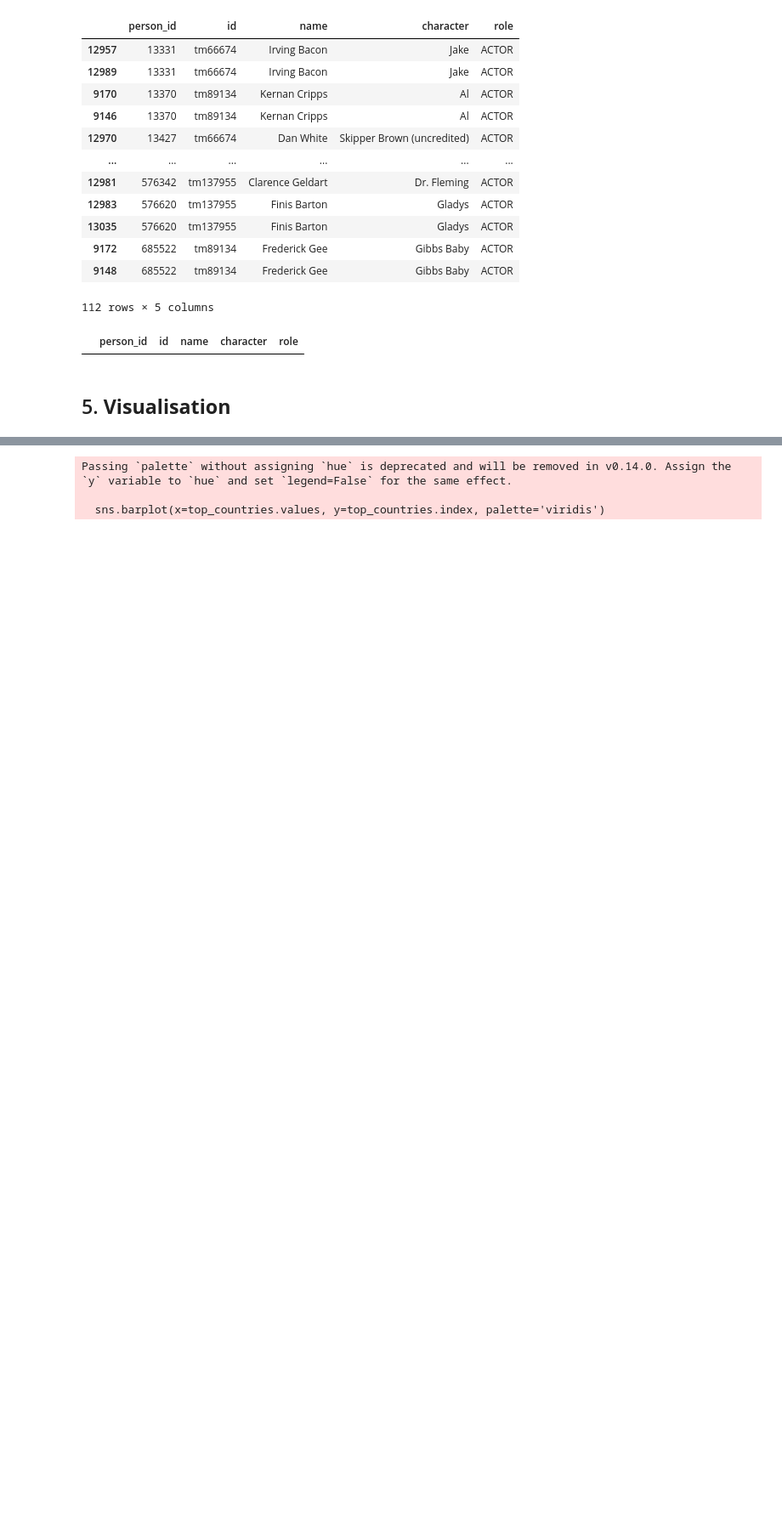
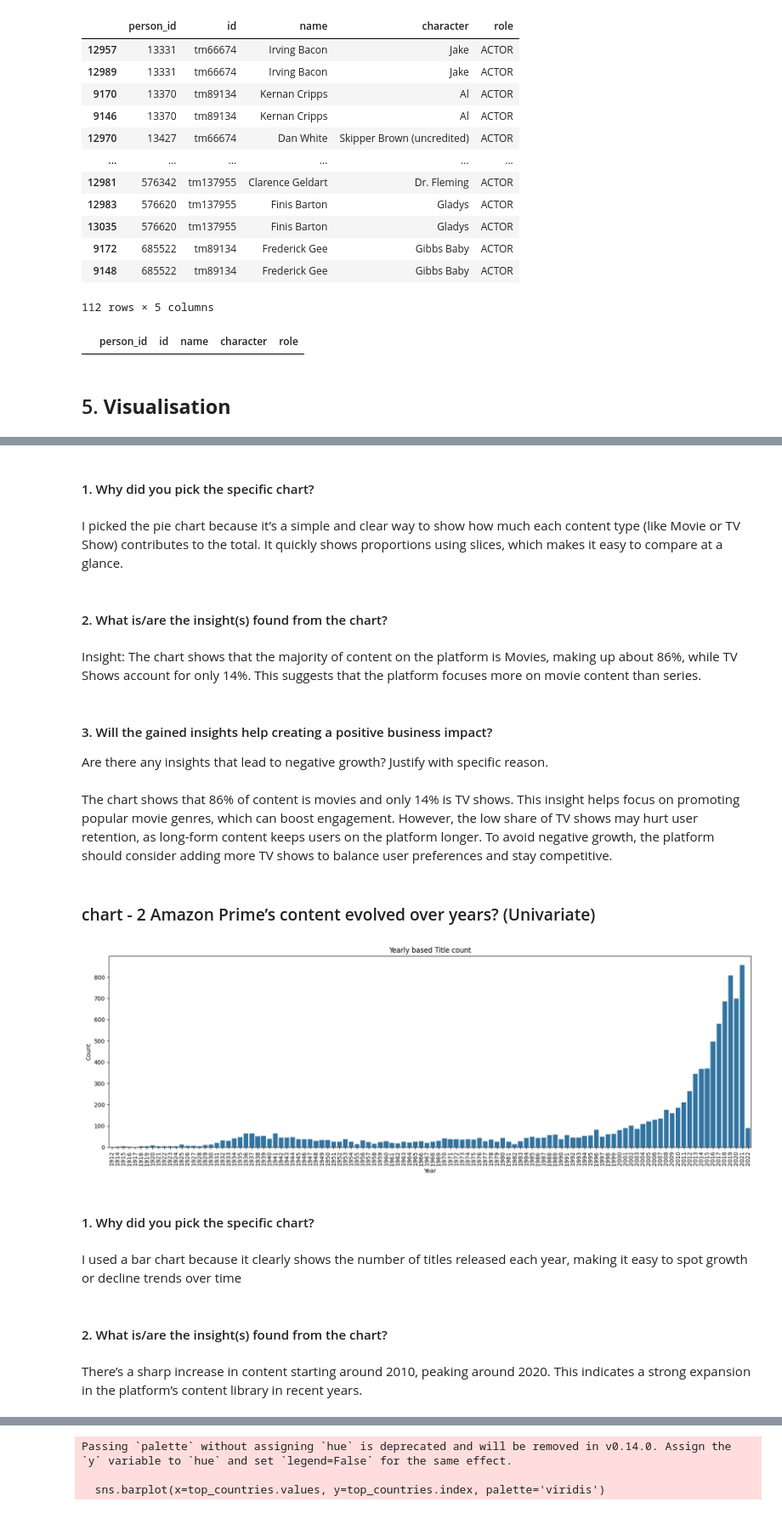
Before and after one commit to manojDOX/Amazon-EDA-Report, a Jupyter notebook: EDA_of_Amazon_Prime_Movies_&_TV_Shows.ipynb, the cells around one changed output, grey strips where cells are left out. Shown at 85% size. Saved outputs shown, nothing was run; the diff lists cells and outputs as text; code cells hidden in the pictures; blank space fills up the shorter version.

```diff
--- a/EDA_of_Amazon_Prime_Movies_&_TV_Shows.ipynb
+++ b/EDA_of_Amazon_Prime_Movies_&_TV_Shows.ipynb
@@ -603,0 +620,36 @@ data_credits[data_credits.duplicated(keep=False)]
+# %% [markdown]
+#### 1. Why did you pick the specific chart?
+# %% [markdown]
+I picked the pie chart because it’s a simple and clear way to show how much each content type (like Movie or TV Show) contributes to the total. It quickly shows proportions using slices, which makes it easy to compare at a glance.
+# %% [markdown]
+#### 2. What is/are the insight(s) found from the chart?
+# %% [markdown]
+Insight: The chart shows that the majority of content on the platform is Movies, making up about 86%, while TV Shows account for only 14%. This suggests that the platform focuses more on movie content than series.
+# %% [markdown]
+#### 3. Will the gained insights help creating a positive business impact?
+Are there any insights that lead to negative growth? Justify with specific reason.
+# %% [markdown]
+The chart shows that 86% of content is movies and only 14% is TV shows. This insight helps focus on promoting popular movie genres, which can boost engagement. However, the low share of TV shows may hurt user retention, as long-form content keeps users on the platform longer. To avoid negative growth, the platform should consider adding more TV shows to balance user preferences and stay competitive.
+# %% [markdown]
+### chart - 2 Amazon Prime’s content evolved over years? (Univariate)
+# %%
+
+# Example: Count plot for a column named 'category' in a DataFrame 'df'
+plt.figure(figsize=(20, 6))
+sns.countplot(data=data_titles, x='release_year')
+
+plt.title('Yearly based Title count')
+plt.xlabel('Year')
+plt.ylabel('Count')
+plt.xticks(rotation=90)
+plt.show()
+# %% [output]
+[figure, added]
+# %% [markdown]
+#### 1. Why did you pick the specific chart?
+# %% [markdown]
+I used a bar chart because it clearly shows the number of titles released each year, making it easy to spot growth or decline trends over time
+# %% [markdown]
+#### 2. What is/are the insight(s) found from the chart?
+# %% [markdown]
+There’s a sharp increase in content starting around 2010, peaking around 2020. This indicates a strong expansion in the platform’s content library in recent years.
```
Also changed, not shown: parts of 65 cells of this notebook.
